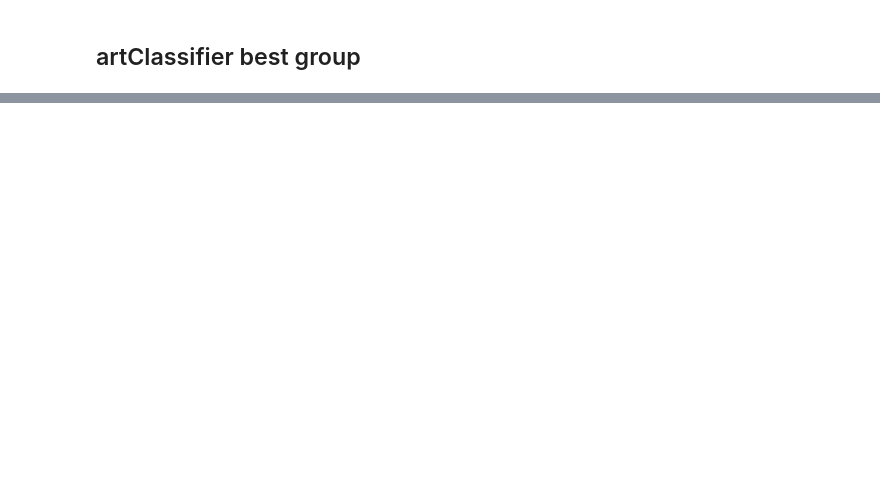
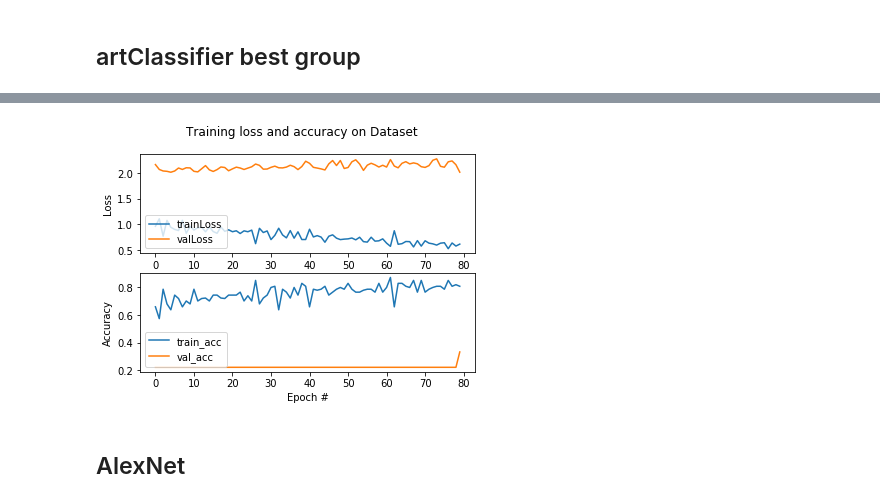
Before and after one commit to rechavar/artClassifier, a Jupyter notebook: artClassifier.ipynb, the cells around one changed output, grey strips where cells are left out. Drawn from its saved outputs; the diff is of its cells as text; code cells hidden in the pictures; blank space fills up the shorter version.

```diff
--- a/artClassifier.ipynb
+++ b/artClassifier.ipynb
@@ -61,0 +178,13 @@ imshowThree(next(dataset))
+# %%
+BACH_SIZE = 10
+NUM_CLASSES = 5
+VALIDATION_STEP = 1
+LEARNING_RATE = 0.0001
+EPOCHS = 80
+EPOCHS_ONE = 50
+# %%
+modelLetNet = letNetModel(NUM_CLASSES)
+modelLetNet.compile(loss='sparse_categorical_crossentropy',
+            optimizer= tf.keras.optimizers.Adam(LEARNING_RATE),
+            metrics=['accuracy'])
+modelLetNet.summary()
@@ -61,0 +209,3 @@ imshowThree(next(dataset))
+# %%
+historyLeNet = modelLetNet.fit(x = trainDataset, epochs=EPOCHS, steps_per_epoch=(len(trainSources)//BACH_SIZE), initial_epoch=0,
+                         validation_data = valDataset, validation_steps= VALIDATION_STEP)
@@ -61,0 +230,6 @@ imshowThree(next(dataset))
+# %%
+drawResults(historyLeNet,EPOCHS, True)
+# %% [output]
+[figure, added]
+# %% [markdown]
+## AlexNet
```
Also changed, not shown: parts of 33 cells of this notebook, 1 other file.
